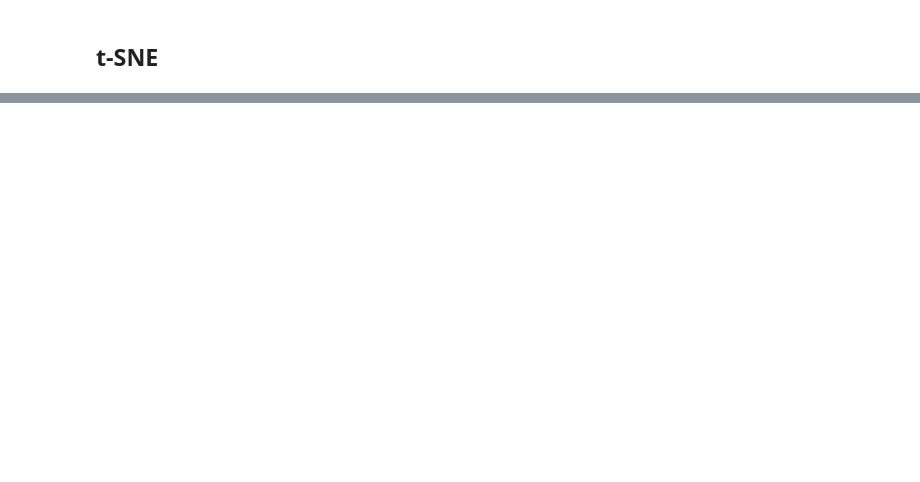
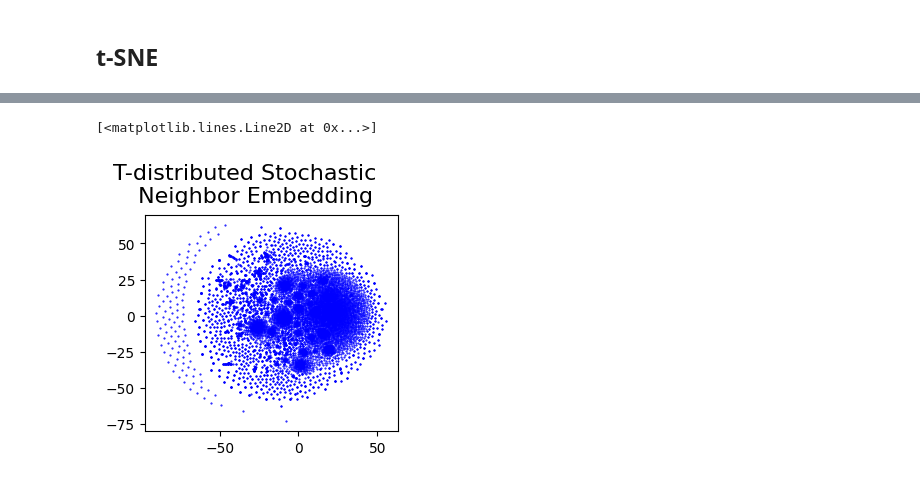
Before and after one commit to m5k5/KaggleCAFAChallenge, a Jupyter notebook: tSne.ipynb, the cells around one changed output, grey strips where cells are left out. Saved outputs shown, nothing was run; the diff lists cells and outputs as text; code cells hidden in the pictures; blank space fills up the shorter version.

```diff
--- a/tSne.ipynb
+++ b/tSne.ipynb
@@ -106,6 +96,9 @@ def generator():
 X=[]
 g = generator()
 for i,el in enumerate(g):
-    if i>1000:
+    if i>10000:
         break
     X.append(el)
+
+X = np.array(X)
+print(X.shape)
@@ -142,0 +113,7 @@ Your kernel may have been built without NUMA support.
+# %%
+fig, ax = plt.subplots(figsize=(3, 3), facecolor="white", constrained_layout=True)
+fig.suptitle("T-distributed Stochastic  \n Neighbor Embedding", size=16)
+plt.plot(X_embedded[:,0], X_embedded[:,1], 'b.', ms=1)
+# %% [output]
+[<matplotlib.lines.Line2D at 0x...>]
+[figure, added]
```
Also changed, not shown: parts of 4 cells of this notebook, 1 other file.
